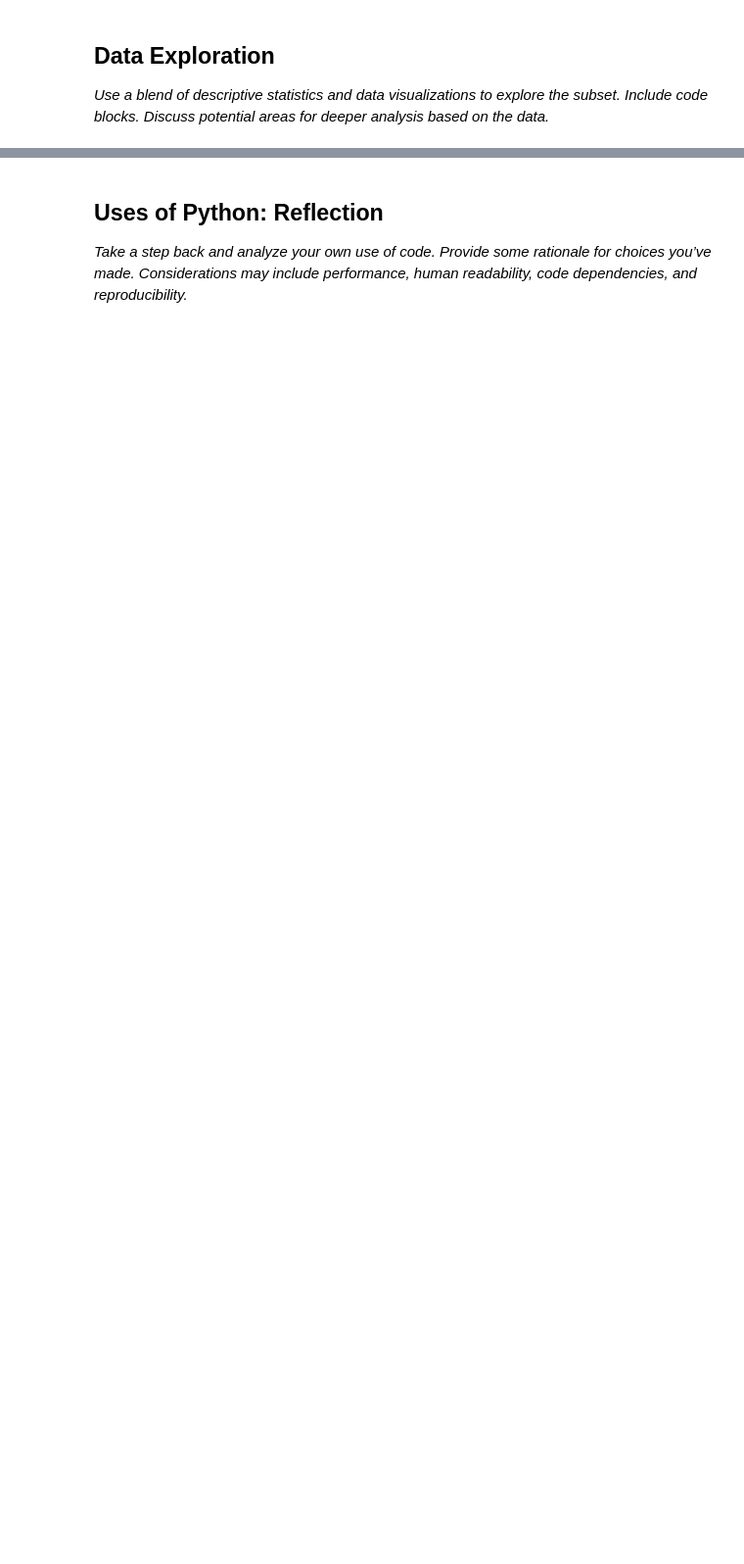
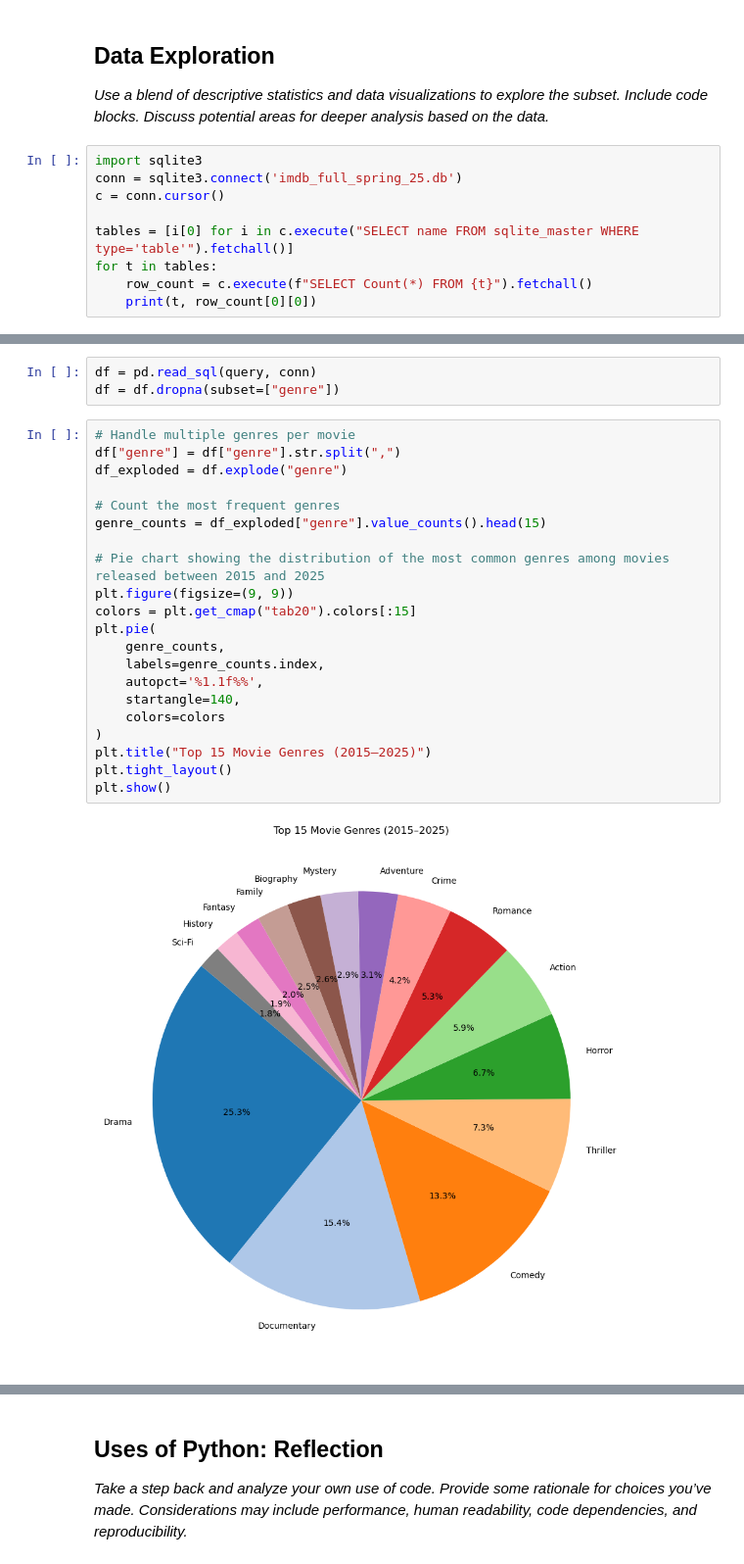
Before and after one commit to LinhNguyen9900/DA210-Project2, a Jupyter notebook: submission.ipynb, the cells around one changed output, grey strips where cells are left out. Shown: that part at 98% size. Cells and saved outputs as stored; diff of their text form; blank space fills up the shorter version.

```diff
--- a/submission.ipynb
+++ b/submission.ipynb
@@ -14,3 +22,12 @@ _Discuss how the database is structured, and how you have used this information
 ## Data Exploration
 
 _Use a blend of descriptive statistics and data visualizations to explore the subset. Include code blocks. Discuss potential areas for deeper analysis based on the data._
+# %%
+import sqlite3
+conn = sqlite3.connect('imdb_full_spring_25.db')
+c = conn.cursor()
+
+tables = [i[0] for i in c.execute("SELECT name FROM sqlite_master WHERE type='table'").fetchall()]
+for t in tables:
+    row_count = c.execute(f"SELECT Count(*) FROM {t}").fetchall()
+    print(t, row_count[0][0])
@@ -16,0 +279,26 @@ _Use a blend of descriptive statistics and data visualizations to explore the su
+# %%
+df = pd.read_sql(query, conn)
+df = df.dropna(subset=["genre"])
+# %%
+# Handle multiple genres per movie
+df["genre"] = df["genre"].str.split(",")
+df_exploded = df.explode("genre")
+
+# Count the most frequent genres
+genre_counts = df_exploded["genre"].value_counts().head(15)
+
+# Pie chart showing the distribution of the most common genres among movies released between 2015 and 2025
+plt.figure(figsize=(9, 9))
+colors = plt.get_cmap("tab20").colors[:15]
+plt.pie(
+    genre_counts,
+    labels=genre_counts.index,
+    autopct='%1.1f%%',
+    startangle=140,
+    colors=colors
+)
+plt.title("Top 15 Movie Genres (2015–2025)")
+plt.tight_layout()
+plt.show()
+# %% [output]
+[figure, added]
```
Also changed, not shown: parts of 25 cells of this notebook.
